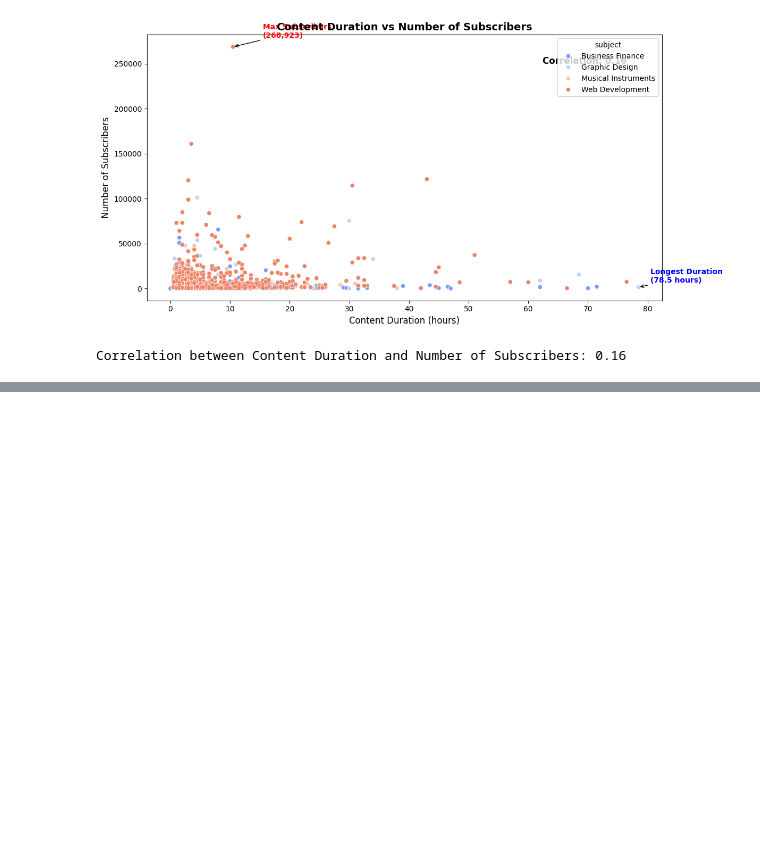
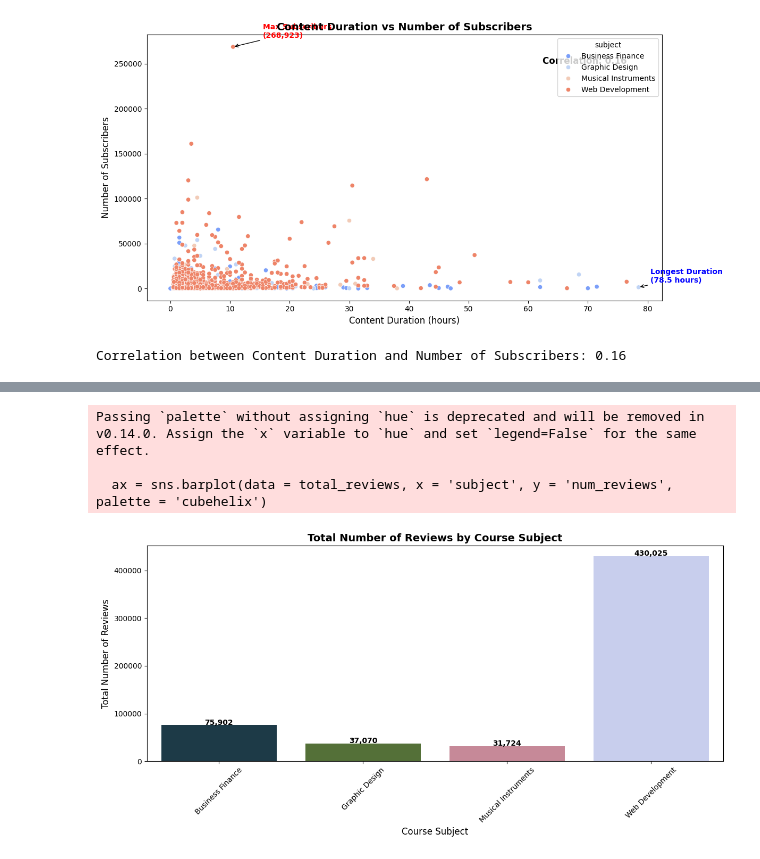
Before and after one commit to BamBamOguns/udemy_courses, a Jupyter notebook: main.ipynb, the cells around one changed output, grey strips where cells are left out. Cells and saved outputs as stored; diff of their text form; code cells hidden in the pictures; blank space fills up the shorter version.

```diff
--- a/main.ipynb
+++ b/main.ipynb
@@ -605,0 +705,27 @@ Correlation between Content Duration and Number of Subscribers: 0.16
+# %%
+# Calculate the total number of reviews for each course subject
+total_reviews = udemy_data.groupby('subject')['num_reviews'].sum().reset_index()
+
+# Create a column chart (bar plot) for the total number of reviews by course subject
+plt.figure(figsize = (12, 6))
+ax = sns.barplot(data = total_reviews, x = 'subject', y = 'num_reviews', palette = 'cubehelix')
+
+# Set plot title and labels
+plt.title('Total Number of Reviews by Course Subject', fontsize = 14, weight = 'bold')
+plt.xlabel('Course Subject', fontsize = 12)
+plt.ylabel('Total Number of Reviews', fontsize = 12)
+plt.xticks(rotation = 45)
+
+# Annotate each bar with the total number of reviews
+for index, row in total_reviews.iterrows():
+    plt.text(index, row['num_reviews'] + 500, f"{int(row['num_reviews']):,}",
+             color = 'black', ha = "center", fontsize = 10, weight = 'bold')
+
+# Display the plot
+plt.tight_layout()
+plt.show()
+# %% [output]
+Passing `palette` without assigning `hue` is deprecated and will be removed in v0.14.0. Assign the `x` variable to `hue` and set `legend=False` for the same effect.
+
+  ax = sns.barplot(data = total_reviews, x = 'subject', y = 'num_reviews', palette = 'cubehelix')
+[figure, added]
```
Also changed, not shown: parts of 16 cells of this notebook.
